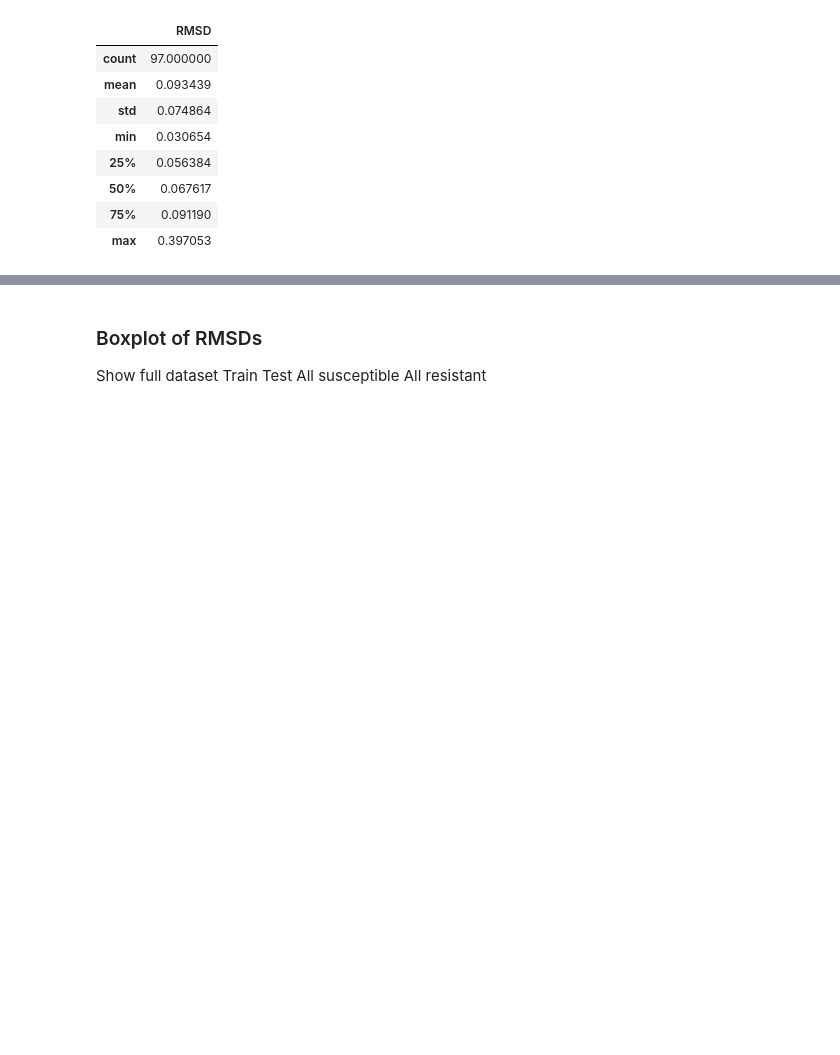
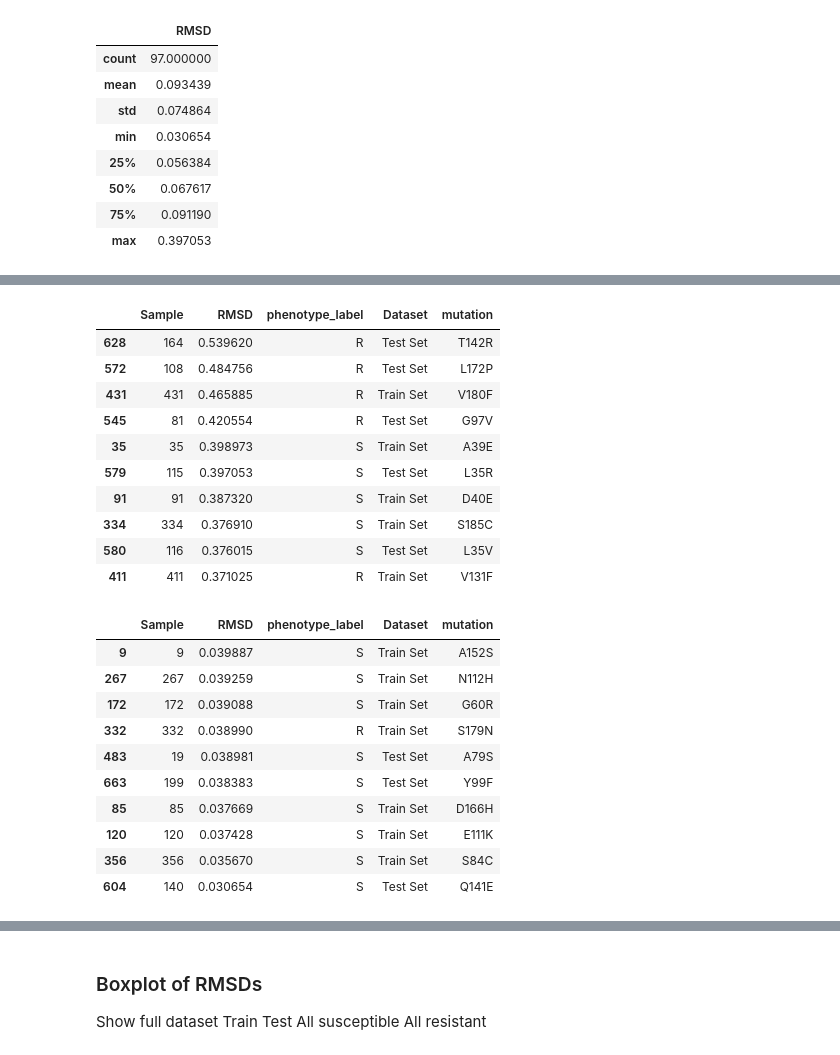
Before and after one commit to fowler-lab/tb-pnca-gnn, a Jupyter notebook: dd_pnca/af_structures_analysis.ipynb, the cells around one changed output, grey strips where cells are left out. Cells and saved outputs as stored; diff of their text form; code cells hidden in the pictures; blank space fills up the shorter version.

```diff
--- a/dd_pnca/af_structures_analysis.ipynb
+++ b/dd_pnca/af_structures_analysis.ipynb
@@ -345,0 +419,6 @@ display(test_df[test_df['phenotype_label'] == 'S'].describe())
+# %%
+train_df_w_mut = train_df.reset_index().merge(
+    train_muts.reset_index().rename(columns={'index': 'Sample'}), on=['phenotype_label', 'Sample'])
+
+test_df_w_mut = test_df.reset_index().merge(
+    test_muts.reset_index().rename(columns={'index': 'Sample'}), on=['phenotype_label', 'Sample'])
@@ -345,0 +432,26 @@ display(test_df[test_df['phenotype_label'] == 'S'].describe())
+# %%
+display(full_set_df_w_mut.head(10))
+display(full_set_df_w_mut.tail(10))
+# %% [output]
+|  | Sample | RMSD | phenotype_label | Dataset | mutation |
+| 628 | 164 | 0.539620 | R | Test Set | T142R |
+| 572 | 108 | 0.484756 | R | Test Set | L172P |
+| 431 | 431 | 0.465885 | R | Train Set | V180F |
+| 545 | 81 | 0.420554 | R | Test Set | G97V |
+| 35 | 35 | 0.398973 | S | Train Set | A39E |
+| 579 | 115 | 0.397053 | S | Test Set | L35R |
+| 91 | 91 | 0.387320 | S | Train Set | D40E |
+| 334 | 334 | 0.376910 | S | Train Set | S185C |
+| 580 | 116 | 0.376015 | S | Test Set | L35V |
+| 411 | 411 | 0.371025 | R | Train Set | V131F |
+|  | Sample | RMSD | phenotype_label | Dataset | mutation |
+| 9 | 9 | 0.039887 | S | Train Set | A152S |
+| 267 | 267 | 0.039259 | S | Train Set | N112H |
+| 172 | 172 | 0.039088 | S | Train Set | G60R |
+| 332 | 332 | 0.038990 | R | Train Set | S179N |
+| 483 | 19 | 0.038981 | S | Test Set | A79S |
+| 663 | 199 | 0.038383 | S | Test Set | Y99F |
+| 85 | 85 | 0.037669 | S | Train Set | D166H |
+| 120 | 120 | 0.037428 | S | Train Set | E111K |
+| 356 | 356 | 0.035670 | S | Train Set | S84C |
+| 604 | 140 | 0.030654 | S | Test Set | Q141E |
```
Also changed, not shown: parts of 36 cells of this notebook, 8 other files.
